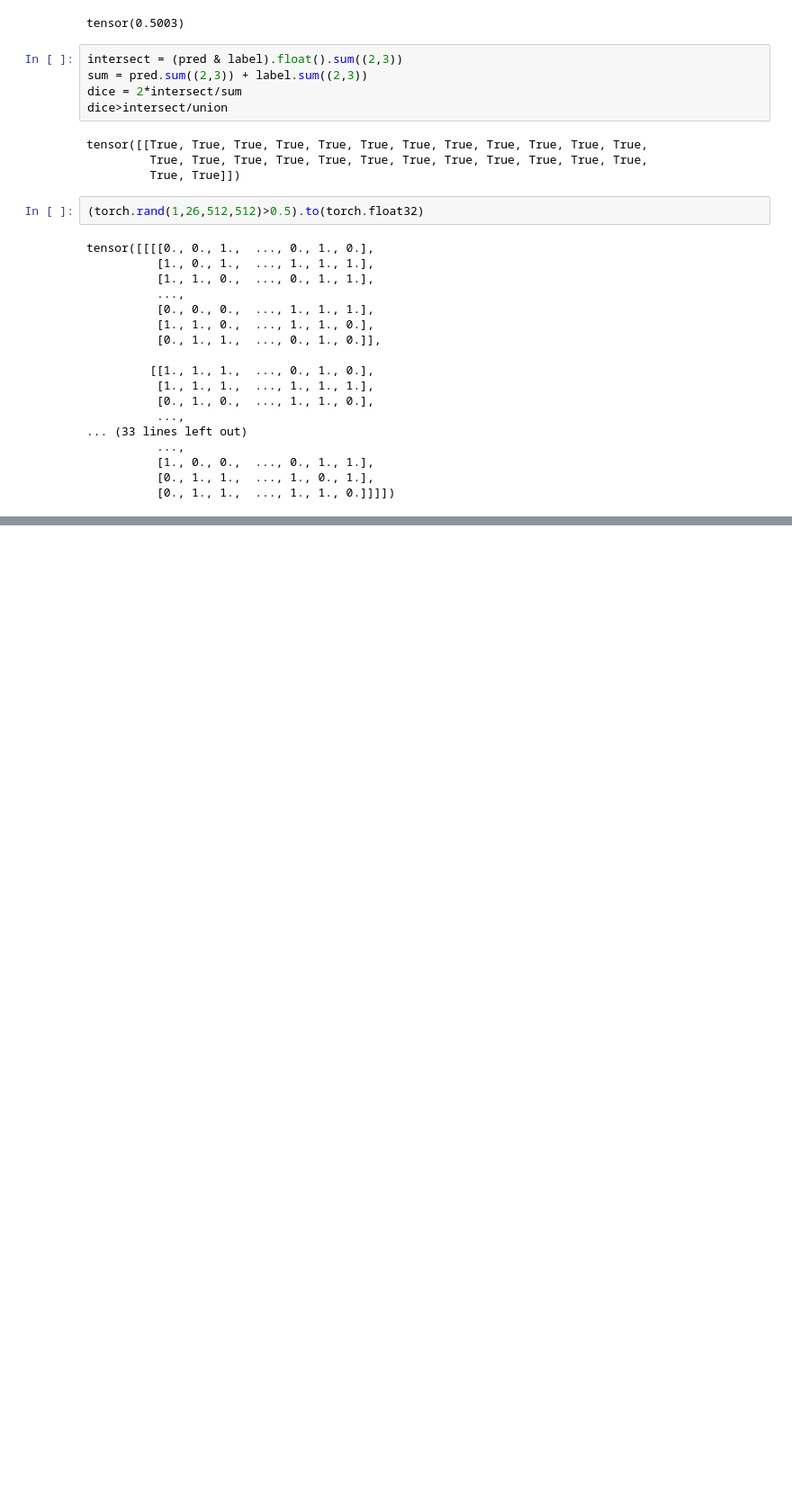
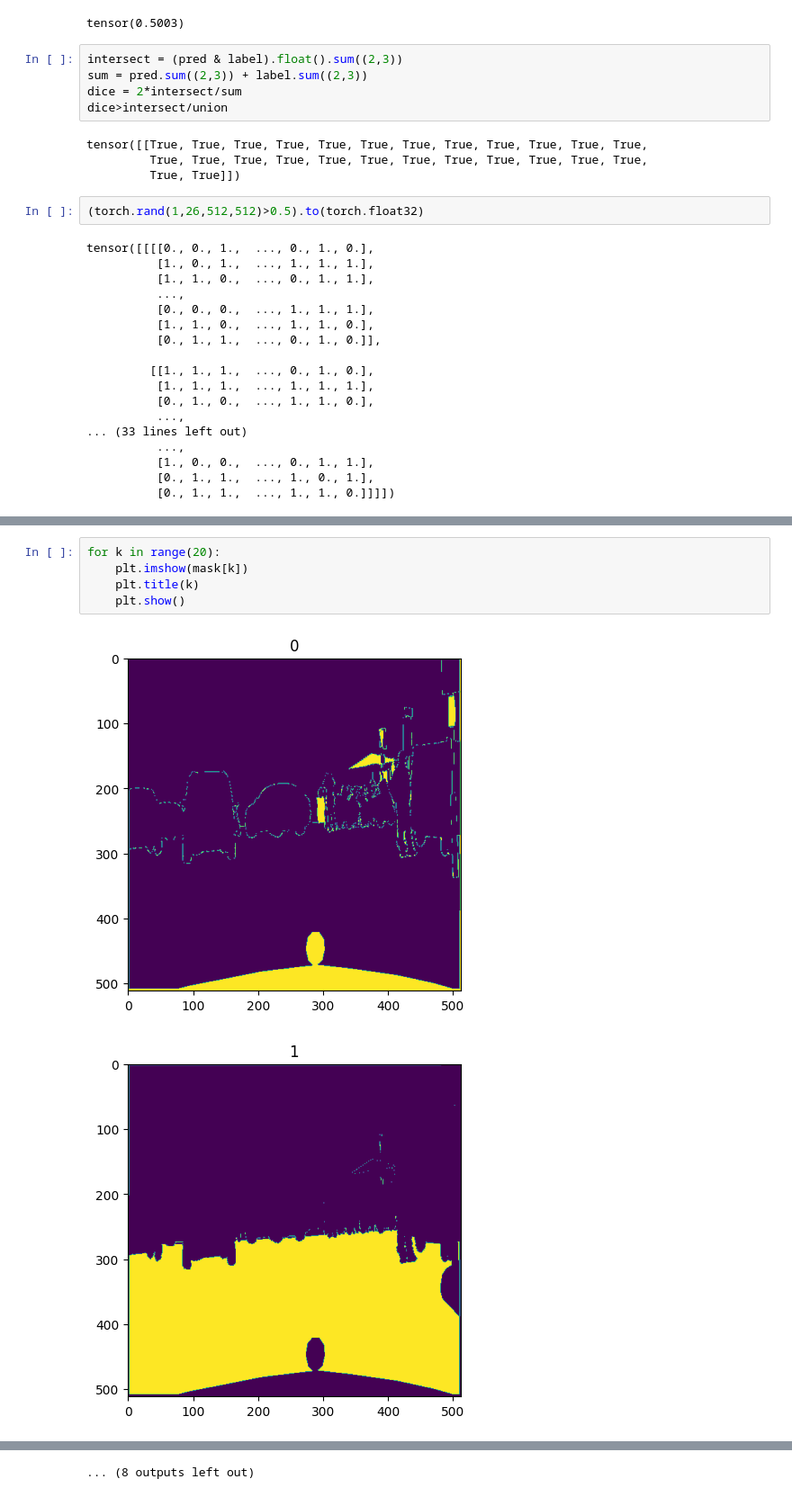
Before and after one commit to SarthakM320/Domain-Adaptive-zeroshot-learning, a Jupyter notebook: experiments.ipynb, the cells around one changed output, grey strips where cells are left out. Shown at 90% size. Cells and saved outputs as stored; diff of their text form; blank space fills up the shorter version.

```diff
--- a/experiments.ipynb
+++ b/experiments.ipynb
@@ -408,0 +540,8 @@ im.shape
+# %%
+for k in range(20):
+    plt.imshow(mask[k])
+    plt.title(k)
+    plt.show()
+# %% [output]
+[figure, added]
+[figure, added]
@@ -408,0 +558 @@ im.shape
+... (8 outputs left out)
```
Also changed, not shown: parts of 9 cells of this notebook, 7 other files.
